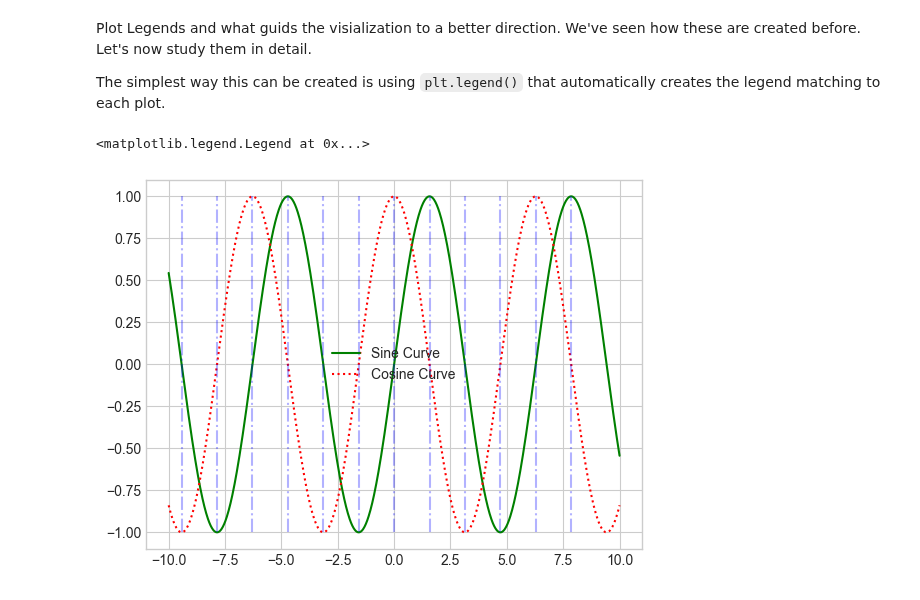
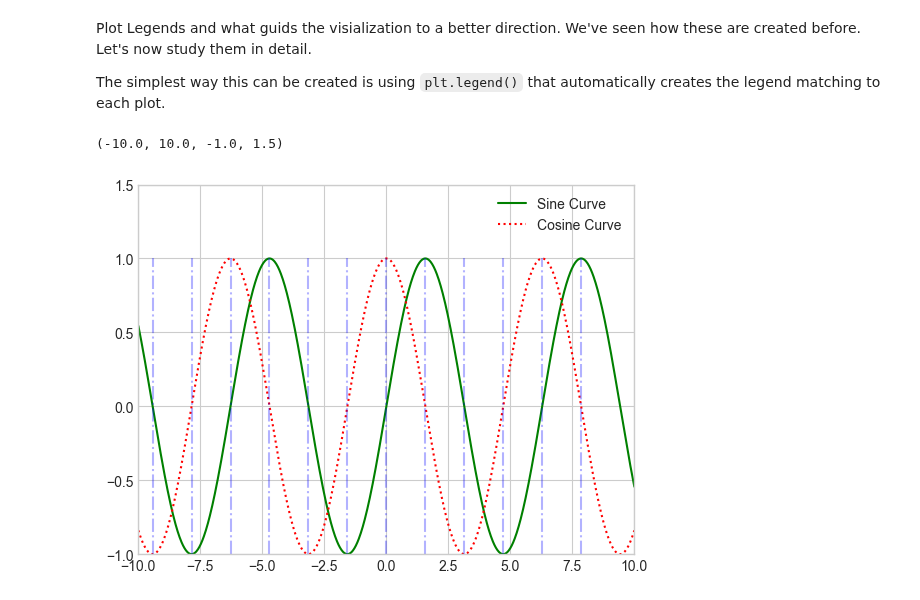
Before and after one commit to denis-james/Self-Learning, a Jupyter notebook: Matplotlib/6. Plot Legend Customization.ipynb, the cells around one changed output. Saved outputs shown, nothing was run; the diff lists cells and outputs as text; code cells hidden in the pictures.

```diff
--- a/Matplotlib/6. Plot Legend Customization.ipynb
+++ b/Matplotlib/6. Plot Legend Customization.ipynb
@@ -11,12 +11,13 @@ Plot Legends and what guids the visialization to a better direction. We've seen
 The simplest way this can be created is using `plt.legend()` that automatically creates the legend matching to each plot.
 # %%
 x=np.linspace(-10,10,1000)
-ax=plt.axes()
+(fig,ax)=plt.subplots()
 ax.plot(x,np.sin(x),'-g',label='Sine Curve')
 ax.plot(x,np.cos(x),':r',label='Cosine Curve')
 for i in range(-6,6):
-    ax.plot(np.zeros(10)+i*np.pi/2,np.linspace(-1,1,10),'-.b',alpha=.3)
+    ax.plot(np.zeros(2)+i*np.pi/2,np.linspace(-1,1,2),'-.b',alpha=.3)
 ax.legend()
+ax.axis((-10,10,-1,1.5))
 # %% [output]
-<matplotlib.legend.Legend at 0x...>
+(-10.0, 10.0, -1.0, 1.5)
-[figure, old version]
+[figure, new version]
```
Also changed, not shown: parts of 7 cells of this notebook.
